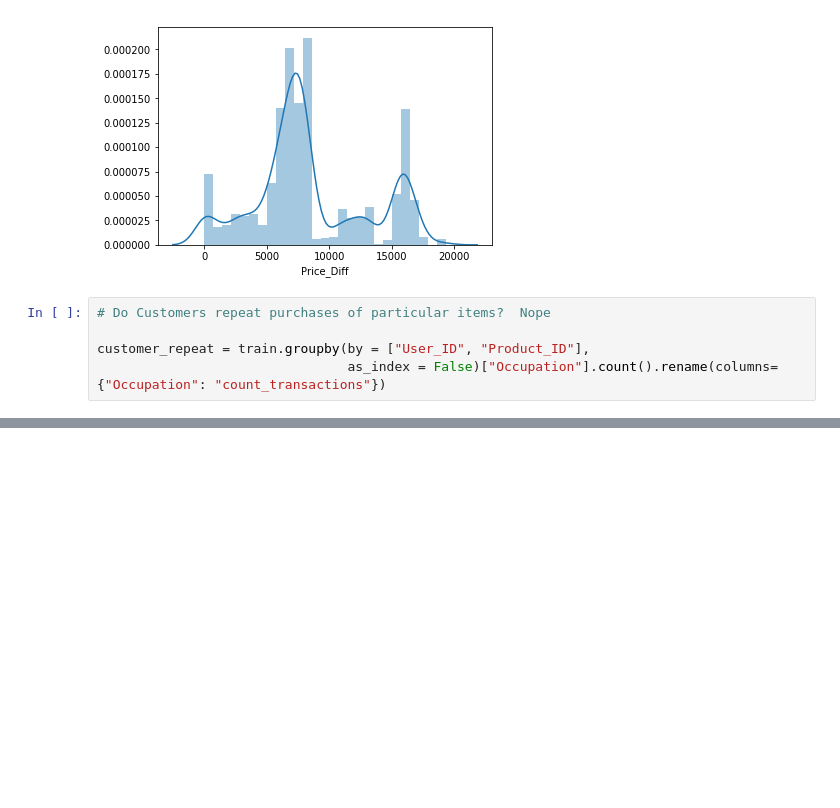
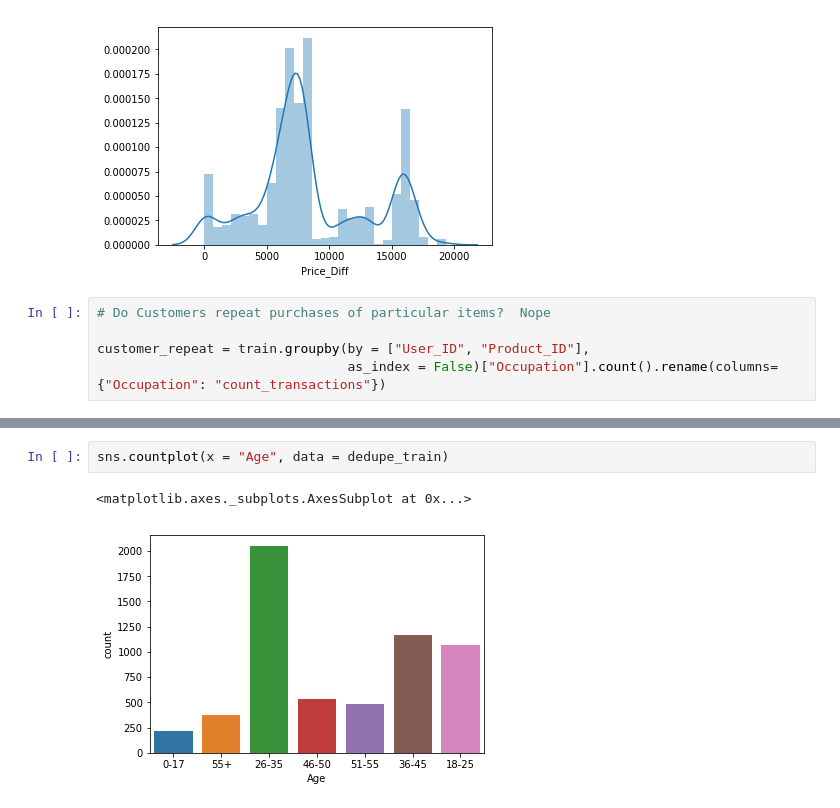
Before and after one commit to jbsolis/Black-Friday-Sales, a Jupyter notebook: EDA.ipynb, the cells around one changed output, grey strips where cells are left out. Saved outputs shown, nothing was run; the diff lists cells and outputs as text; blank space fills up the shorter version.

```diff
--- a/EDA.ipynb
+++ b/EDA.ipynb
@@ -128,0 +152,5 @@ customer_repeat = train.groupby(by = ["User_ID", "Product_ID"],
+# %%
+sns.countplot(x = "Age", data = dedupe_train)
+# %% [output]
+<matplotlib.axes._subplots.AxesSubplot at 0x...>
+[figure, added]
```
Also changed, not shown: parts of 15 cells of this notebook.
